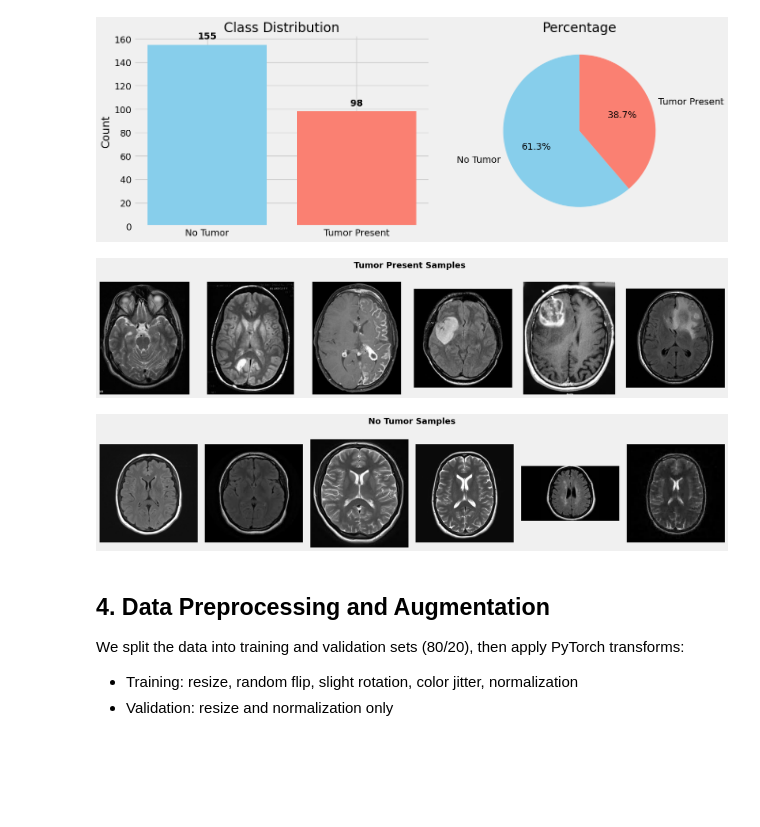
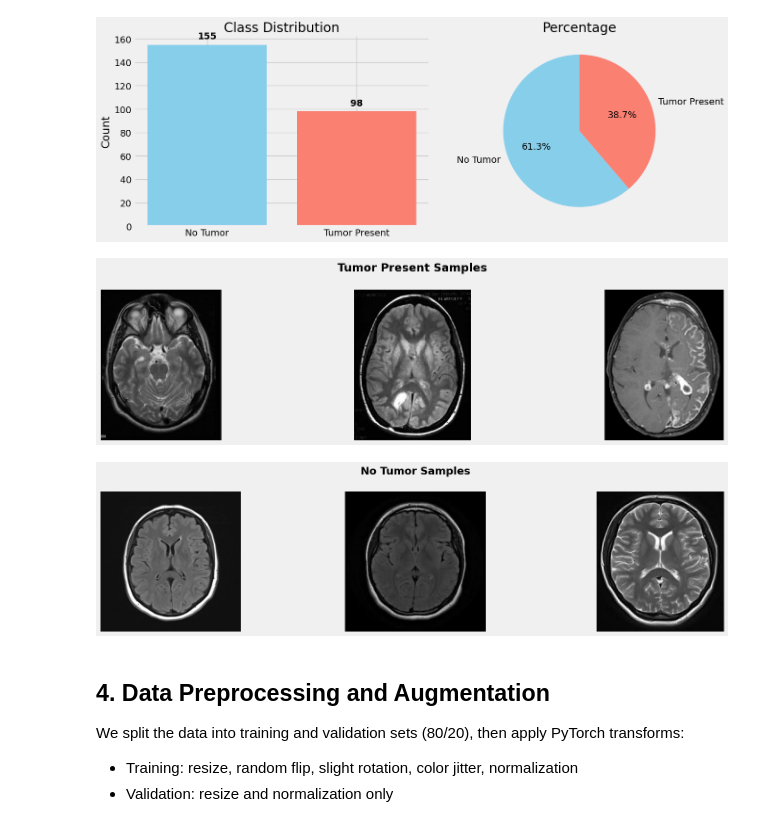
Before and after one commit to jason1zhang/kaggle, a Jupyter notebook: brain_tumor_detection/brain_tumor_detection.ipynb, the cells around one changed output. Drawn from its saved outputs; the diff is of its cells as text; code cells hidden in the pictures; blank space fills up the shorter version.

```diff
--- a/brain_tumor_detection/brain_tumor_detection.ipynb
+++ b/brain_tumor_detection/brain_tumor_detection.ipynb
@@ -142,25 +142,25 @@ plt.show()
 # %% [output]
 [figure]
 # %%
-def show_samples(df, label, n=6):
+def show_samples(df, label, n=3):
     subset = df[df['label']==label].sample(n=min(n, len(df[df['label']==label])), random_state=42)
     fig, axes = plt.subplots(1, n, figsize=(18,4))
     if n==1: axes = [axes]
     name = 'Tumor Present' if label==1 else 'No Tumor'
     fig.suptitle(f'{name} Samples', fontweight='bold')
     for i, row in enumerate(subset.itertuples()):
         img = cv2.imread(row.filepath)
         img = cv2.cvtColor(img, cv2.COLOR_BGR2RGB)
         axes[i].imshow(img)
         axes[i].axis('off')
     plt.tight_layout()
     plt.show()
 
 show_samples(df, 1)
 show_samples(df, 0)
 # %% [output]
-[figure, old version]
+[figure, new version]
-[figure, old version]
+[figure, new version]
 # %% [markdown]
 ## 4. Data Preprocessing and Augmentation <a id="preprocessing"></a>
 
```
